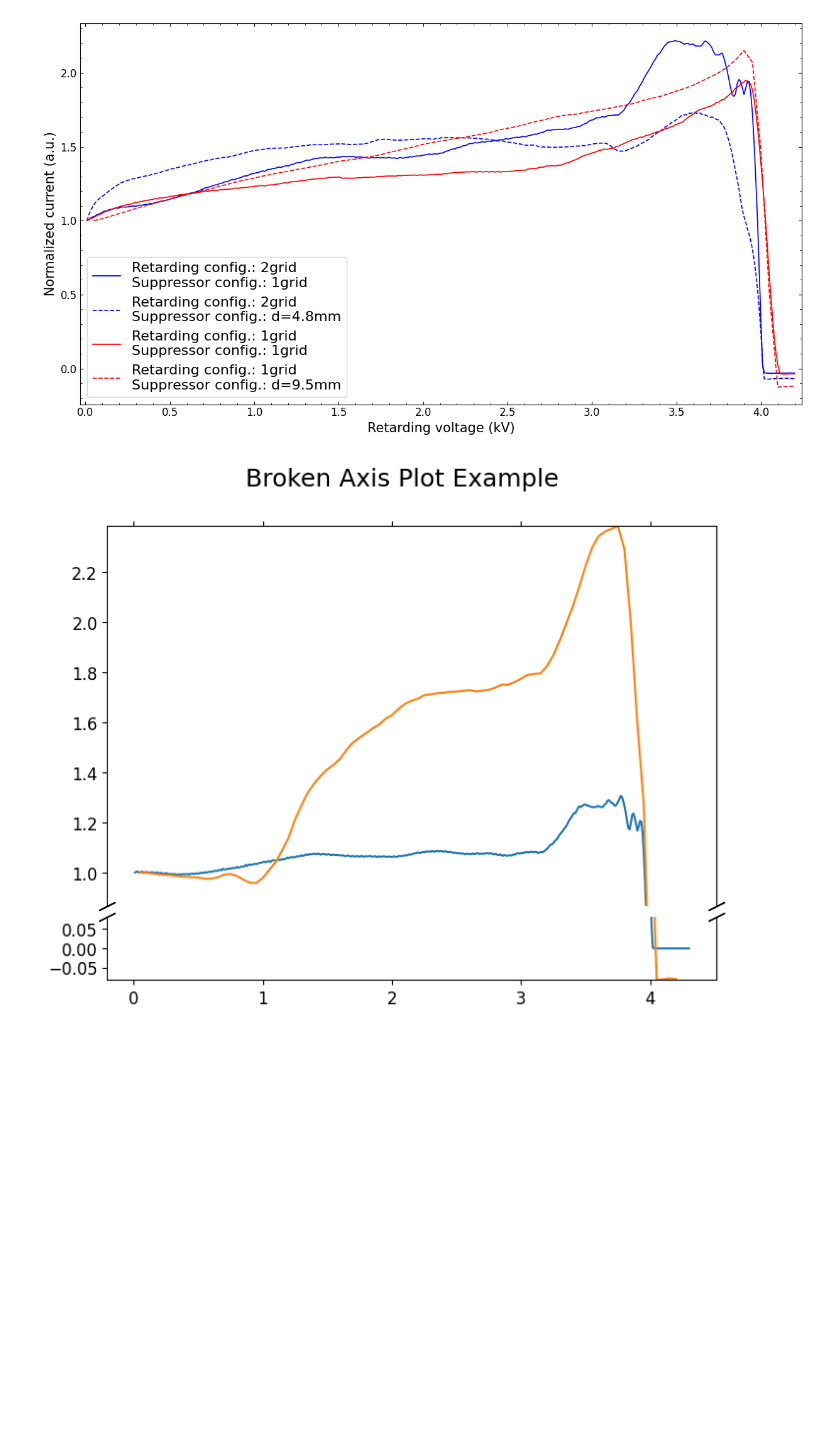
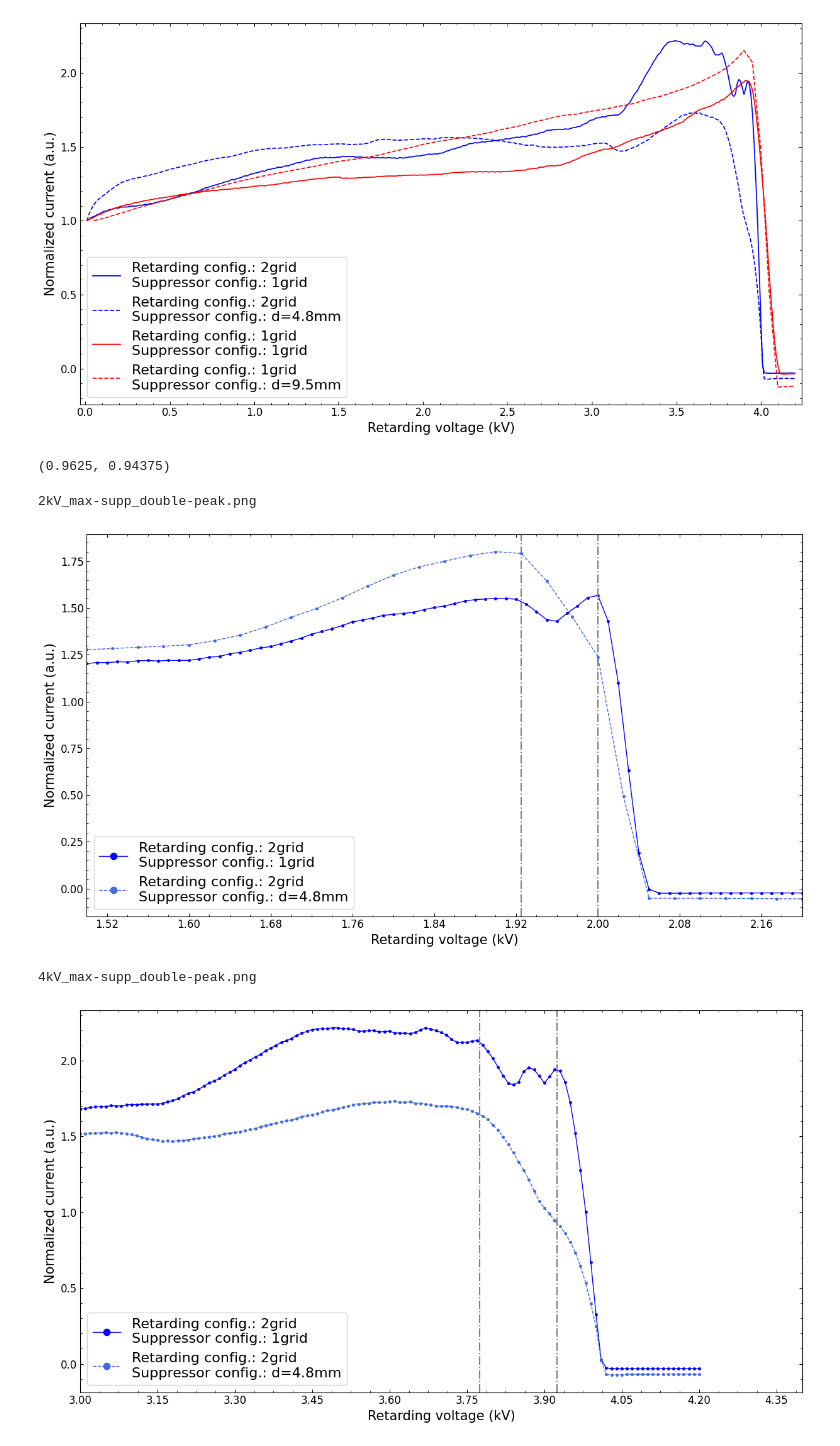
Before and after one commit to naki23/PL4-RFA, a Jupyter notebook: RFA_main2.ipynb, the cells around one changed output. Cells and saved outputs as stored; diff of their text form; code cells hidden in the pictures; blank space fills up the shorter version.

Commit message:
double peak wow

```diff
--- a/RFA_main2.ipynb
+++ b/RFA_main2.ipynb
@@ -601,23 +502,32 @@ def plot_with_range_break(x, y, break_range, figsize=(8, 6), title=None, figaxs=
-# %%
-data = all_rfa_datas[0]
-# Create the broken axis plot
-fig, (ax1, ax2) = plot_with_range_break(
-    x=data.retarding_voltage,
-    y=data.current,
-    break_range=(0.1, 0.7),
-    title="Broken Axis Plot Example"
-)
-data = all_rfa_datas[20]
-# Create the broken axis plot
-fig, (ax1, ax2) = plot_with_range_break(
-    x=data.retarding_voltage,
-    y=data.current,
-    break_range=(0.1, 0.7),
-    title="Broken Axis Plot Example",
-    figaxs=(fig, (ax1, ax2))
-)
-# %% [output]
-[figure, removed]
+# %%
+1.925/2, 3.775/4
+# %% [output]
+(0.9625, 0.94375)
+# %%
+for e in [2, 4]:
+    fig, ax = format_plot(show=False)
+    thru = zip([1, 2], ["blue", "royalblue"], ["-", "--"], [(1.925, 2), (3.775, 3.925)])
+    for day, color, linestyle, vlines in thru:
+        highest_s = get_w_highest_supp(filtered(all_rfa_datas,
+                                                day=[day], energy=[e], is_peak=[False]))
+        ax.plot(highest_s.retarding_voltage, highest_s.current,
+                label=f"Retarding config.: {highest_s.ret_config}\nSuppressor config.: {highest_s.supp_config}",
+                color=color,
+                marker="o", markersize=2.5,
+                linestyle=linestyle, linewidth=1)
+        ax.set_xlim(highest_s.energy*0.75, highest_s.energy*1.1)
+        ax.axvline(x=vlines[0], color='gray', linestyle='-.', linewidth=1.5)
+        ax.axvline(x=vlines[1], color='gray', linestyle='-.', linewidth=1.5)
+    fig, ax = format_plot(figax=(fig, ax), is_norm=highest_s.is_normalized, show=False, figsize=(12.5, 7))
+    ax.legend(markerscale=3)
+    print(name := f"{e}kV_max-supp_double-peak.png")
+    # plt.savefig(f"./plot exports/{name}")
+    plt.show()
+# %% [output]
+2kV_max-supp_double-peak.png
+[figure, added]
+4kV_max-supp_double-peak.png
+[figure, added]
 # %% [markdown]
 # TODO
 
```
Also changed, not shown: parts of 3 cells of this notebook, 4 other files.
